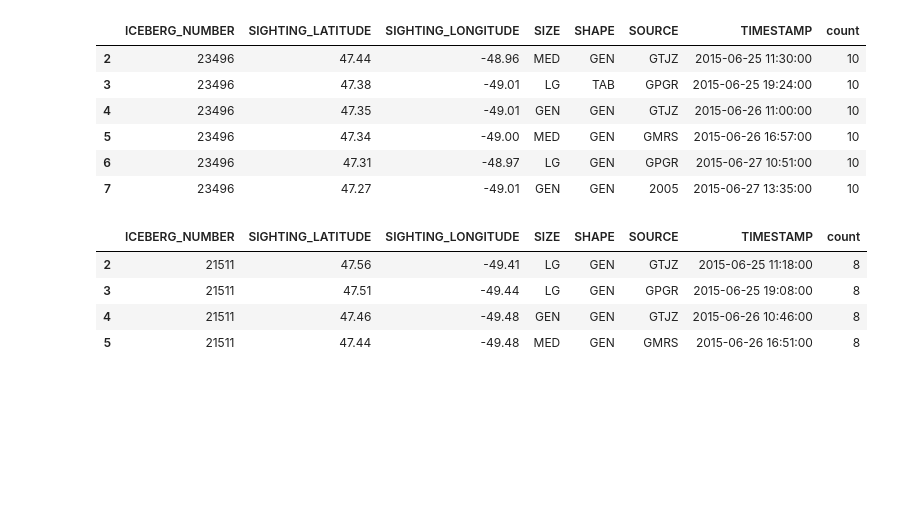
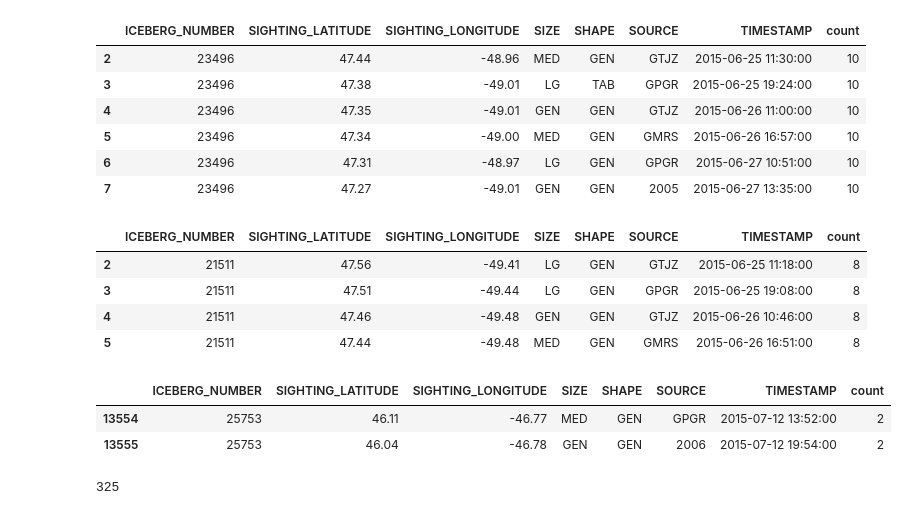
Before and after one commit to evankielley/IceDEF, a Jupyter notebook: notebooks/extract_dense_tracks.ipynb, the cells around one changed output. Drawn from its saved outputs; the diff is of its cells as text; code cells hidden in the pictures; blank space fills up the shorter version.

Commit message:
added dict of bergs with obs within 12 hours

```diff
--- a/notebooks/extract_dense_tracks.ipynb
+++ b/notebooks/extract_dense_tracks.ipynb
@@ -83,3 +83,14 @@ df_21511[2:6]
 | 3 | 21511 | 47.51 | -49.44 | LG | GEN | GPGR | 2015-06-25 19:08:00 | 8 |
 | 4 | 21511 | 47.46 | -49.48 | GEN | GEN | GTJZ | 2015-06-26 10:46:00 | 8 |
 | 5 | 21511 | 47.44 | -49.48 | MED | GEN | GMRS | 2015-06-26 16:51:00 | 8 |
+# %%
+grps = iip_df2.groupby('ICEBERG_NUMBER')
+# %%
+for k,v in grps.groups.items():
+    bob = iip_df2[iip_df2.index.isin(v)]
+# %%
+bob
+# %% [output]
+|  | ICEBERG_NUMBER | SIGHTING_LATITUDE | SIGHTING_LONGITUDE | SIZE | SHAPE | SOURCE | TIMESTAMP | count |
+| 13554 | 25753 | 46.11 | -46.77 | MED | GEN | GPGR | 2015-07-12 13:52:00 | 2 |
+| 13555 | 25753 | 46.04 | -46.78 | GEN | GEN | 2006 | 2015-07-12 19:54:00 | 2 |
@@ -85,0 +99,4 @@ df_21511[2:6]
+# %%
+len(df_dict)
+# %% [output]
+325
```
Also changed, not shown: parts of 2 cells of this notebook.
